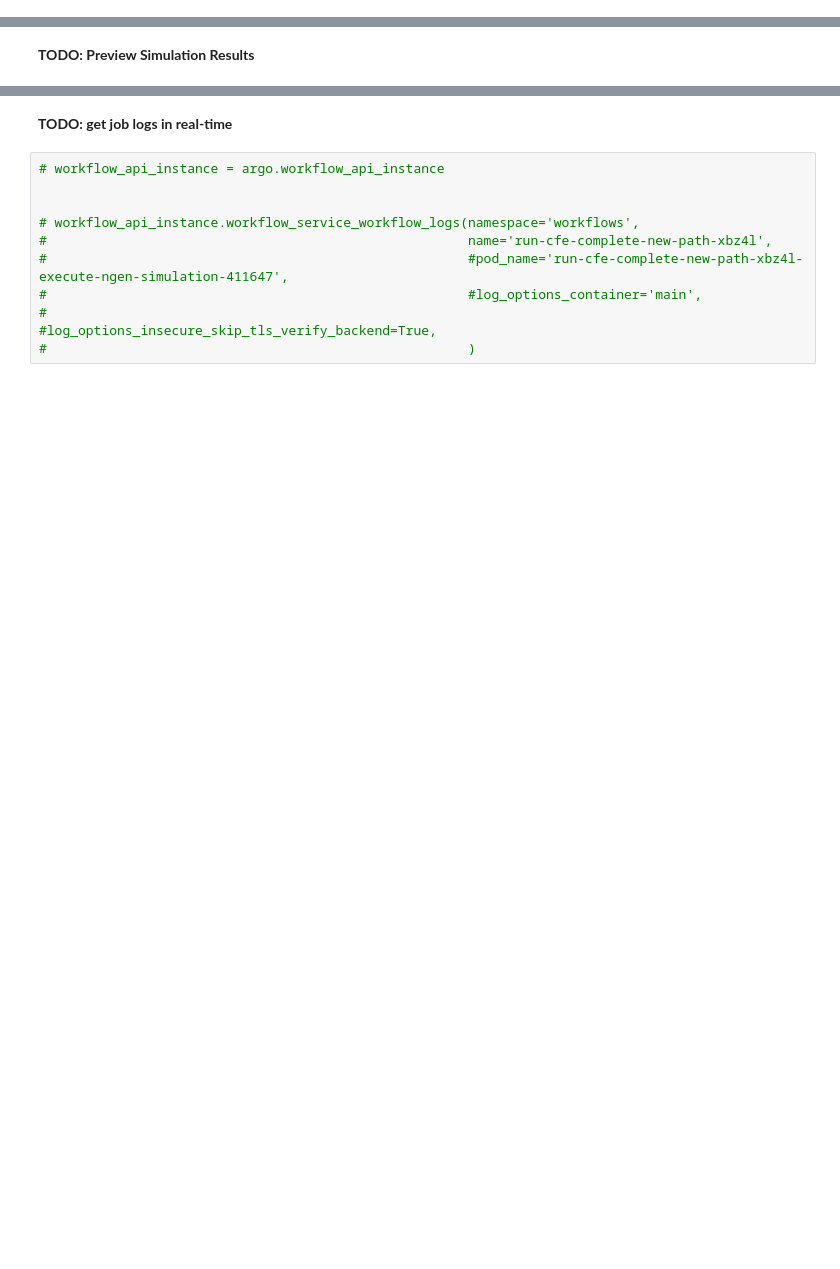
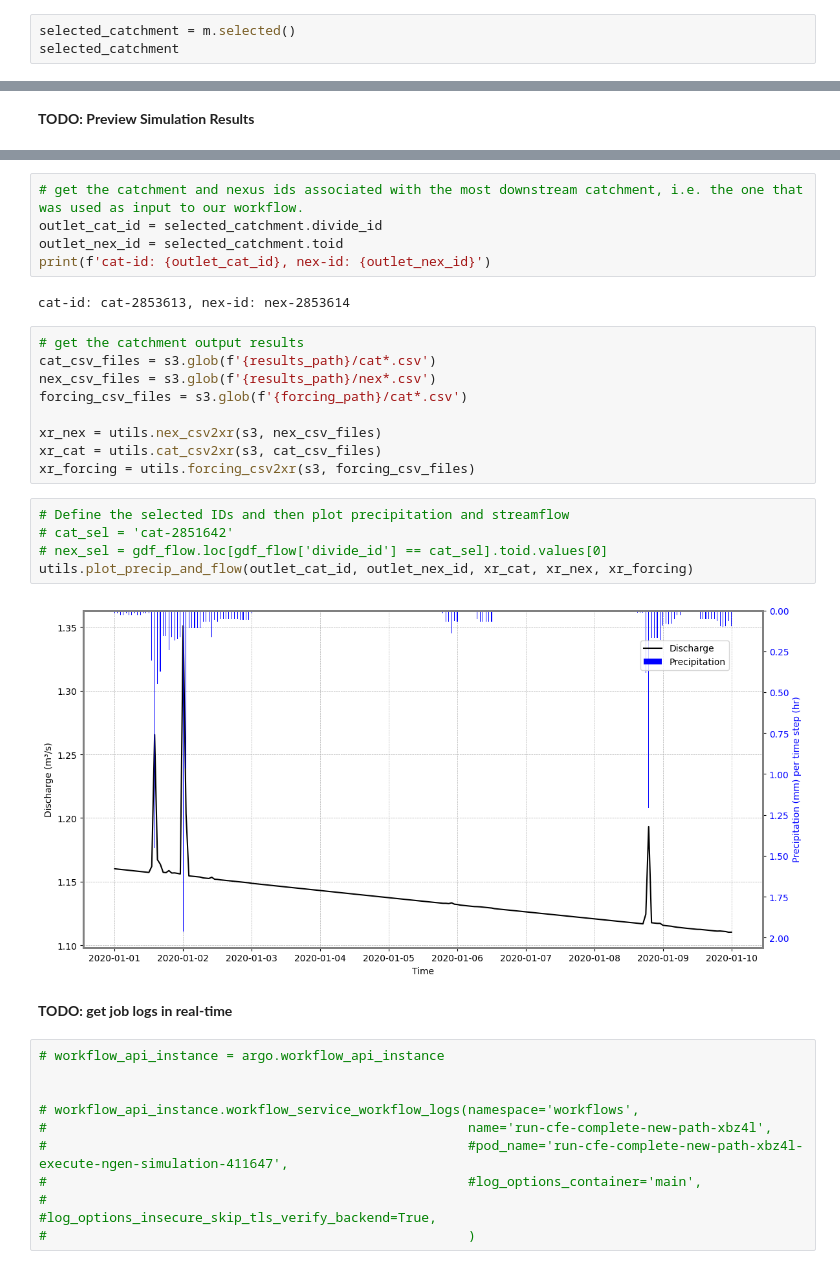
Before and after one commit to CUAHSI/HydroShare-Cloud-Native-Data, a Jupyter notebook: workshops/2024-ciroh/demo1/execute-cfe-in-the-cloud.ipynb, the cells around one changed output, grey strips where cells are left out. Drawn from its saved outputs; the diff is of its cells as text; blank space fills up the shorter version.

Commit message:
Added simulation results preview to demo 1. added Irene's utils.py script.

```diff
--- a/workshops/2024-ciroh/demo1/execute-cfe-in-the-cloud.ipynb
+++ b/workshops/2024-ciroh/demo1/execute-cfe-in-the-cloud.ipynb
@@ -165,0 +162,3 @@ Name: 784, dtype: object
+# %%
+selected_catchment = m.selected()
+selected_catchment
@@ -275,3 +345,26 @@ for idx, row in subset_nexus.iterrows():
+# %%
+# get the catchment and nexus ids associated with the most downstream catchment, i.e. the one that was used as input to our workflow.
+outlet_cat_id = selected_catchment.divide_id
+outlet_nex_id = selected_catchment.toid
+print(f'cat-id: {outlet_cat_id}, nex-id: {outlet_nex_id}')
+# %% [output]
+cat-id: cat-2853613, nex-id: nex-2853614
+# %%
+# get the catchment output results
+cat_csv_files = s3.glob(f'{results_path}/cat*.csv')
+nex_csv_files = s3.glob(f'{results_path}/nex*.csv')
+forcing_csv_files = s3.glob(f'{forcing_path}/cat*.csv')
+
+xr_nex = utils.nex_csv2xr(s3, nex_csv_files)
+xr_cat = utils.cat_csv2xr(s3, cat_csv_files)
+xr_forcing = utils.forcing_csv2xr(s3, forcing_csv_files)
+# %%
+# Define the selected IDs and then plot precipitation and streamflow
+# cat_sel = 'cat-2851642'
+# nex_sel = gdf_flow.loc[gdf_flow['divide_id'] == cat_sel].toid.values[0]
+utils.plot_precip_and_flow(outlet_cat_id, outlet_nex_id, xr_cat, xr_nex, xr_forcing)
+# %% [output]
+[figure, added]
 # %% [markdown]
 **TODO: get job logs in real-time**
 # %%
```
Also changed, not shown: parts of 24 cells of this notebook, 1 other file.
